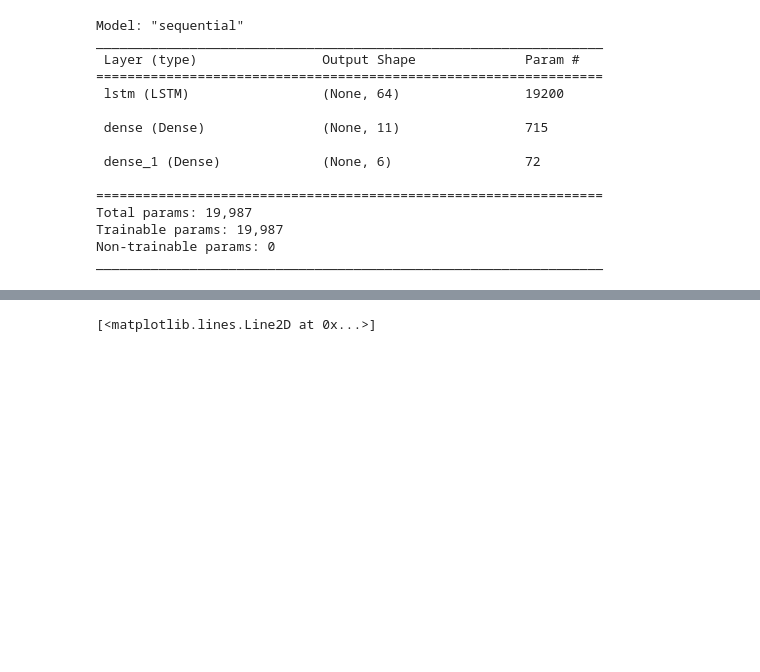
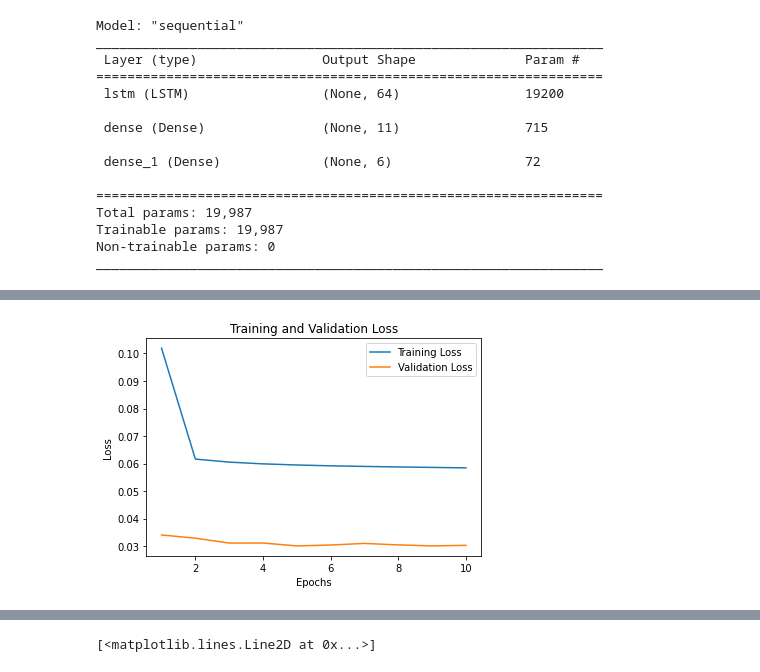
Before and after one commit to ikechiamaka/WeatherPredictionLSTM_RNN, a Jupyter notebook: WeatherSNRBERCapBan_ModelCreation.ipynb, the cells around one changed output, grey strips where cells are left out. Cells and saved outputs as stored; diff of their text form; code cells hidden in the pictures; blank space fills up the shorter version.

```diff
--- a/WeatherSNRBERCapBan_ModelCreation.ipynb
+++ b/WeatherSNRBERCapBan_ModelCreation.ipynb
@@ -475,0 +449,7 @@ WARNING:absl:Found untraced functions such as lstm_cell_layer_call_fn, lstm_cell
+# %%
+# Create a wrapper function for the model5.fit() call
+def train_model():
+    return model5.fit(X3_train, y3_train, validation_data=(X3_val, y3_val), epochs=10, callbacks=[cp5])
+
+# Call the wrapper function and get the history object
+history = train_model()
@@ -476,3 +481,27 @@ WARNING:absl:Found untraced functions such as lstm_cell_layer_call_fn, lstm_cell
+# %%
+import matplotlib.pyplot as plt
+
+# Extract the training and validation loss from the history object
+train_loss = history.history['loss']
+val_loss = history.history['val_loss']
+
+# Create a range of epoch numbers (1 to number of epochs + 1)
+epochs = range(1, len(train_loss) + 1)
+
+# Plot the training and validation loss
+plt.plot(epochs, train_loss, label='Training Loss')
+plt.plot(epochs, val_loss, label='Validation Loss')
+
+# Add labels, legend, and title to the plot
+plt.xlabel('Epochs')
+plt.ylabel('Loss')
+plt.legend()
+plt.title('Training and Validation Loss')
+
+# Display the plot
+plt.show()
+# %% [output]
+[figure, added]
 # %%
 import matplotlib.pyplot as plt
 import pandas as pd
```
Also changed, not shown: parts of 4 cells of this notebook.
